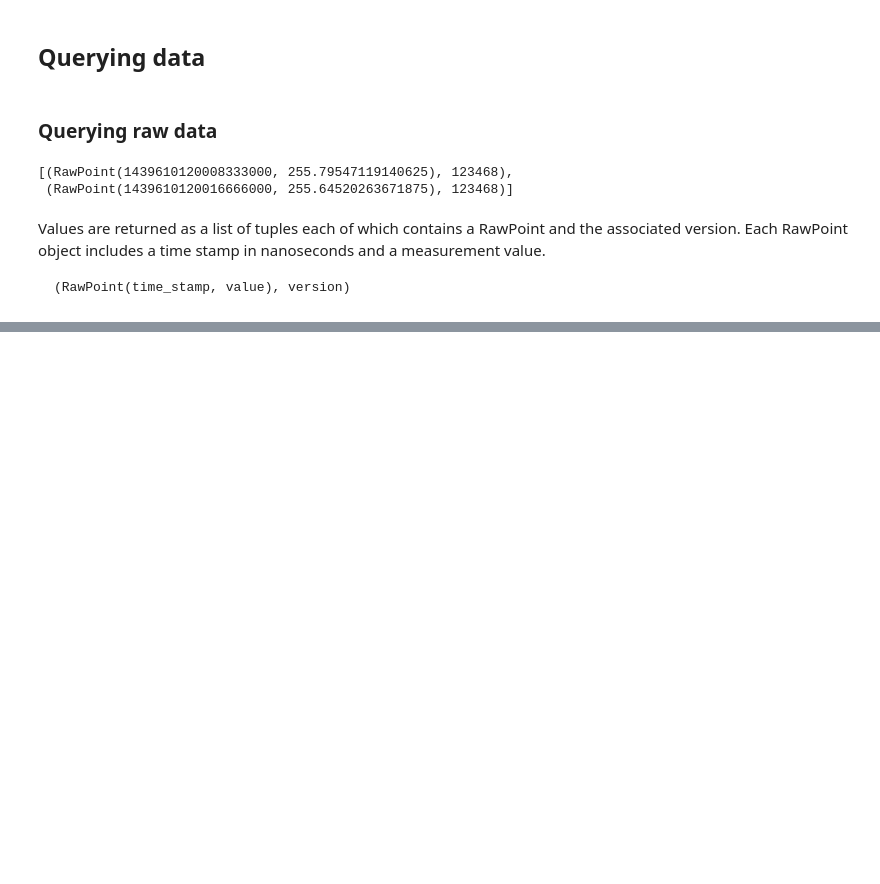
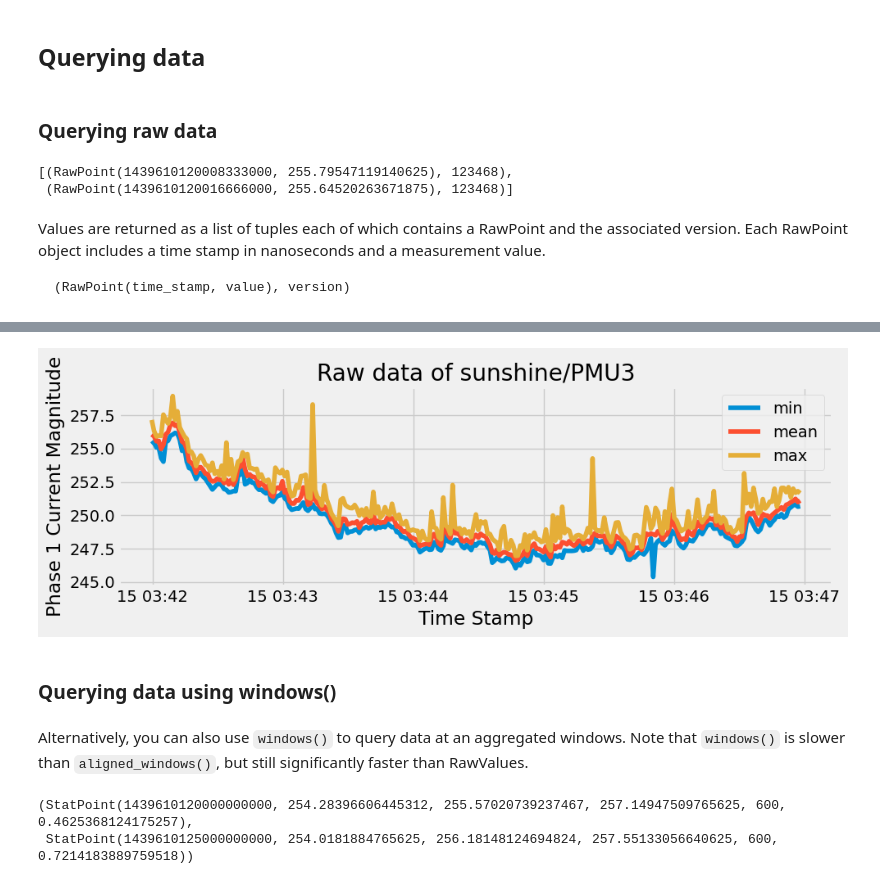
Before and after one commit to PingThingsIO/ni4ai-notebooks, a Jupyter notebook: analytics/Exploring Sunshine Data.ipynb, the cells around one changed output, grey strips where cells are left out. Cells and saved outputs as stored; diff of their text form; code cells hidden in the pictures; blank space fills up the shorter version.

```diff
--- a/analytics/Exploring Sunshine Data.ipynb
+++ b/analytics/Exploring Sunshine Data.ipynb
@@ -97,0 +117,7 @@ plt.show()
+# %%
+sps_time, sps_min, sps_mean, sps_max, sps_count, sps_stddev = zip(*statpoints)
+df = pd.DataFrame(zip(sps_min, sps_mean, sps_max),
+                  columns=['min', 'mean', 'max'],
+                  index=sps_time)
+df.index = pd.to_datetime(df.index)
+df.head()
@@ -97,0 +131,21 @@ plt.show()
+# %%
+# Graph time series measurements
+plt.figure(figsize=(10,3))
+plt.plot(df)
+plt.legend(['min', 'mean', 'max'])
+plt.xlabel('Time Stamp')
+plt.ylabel('Phase 1 Current Magnitude')
+plt.title(f'Raw data of {s.collection}')
+plt.show()
+# %% [output]
+[figure, added]
+# %% [markdown]
+### Querying data using windows()
+# %% [markdown]
+Alternatively, you can also use `windows()` to query data at an aggregated windows. Note that `windows()` is slower than `aligned_windows()`, but still significantly faster than RawValues.
+# %%
+statpoints, _ = zip(*s.windows(start, end, width=ns_delta(seconds=5)))
+statpoints[:2]
+# %% [output]
+(StatPoint(1439610120000000000, 254.28396606445312, 255.57020739237467, 257.14947509765625, 600, 0.4625368124175257),
+ StatPoint(1439610125000000000, 254.0181884765625, 256.18148124694824, 257.55133056640625, 600, 0.7214183889759518))
```
Also changed, not shown: parts of 10 cells of this notebook, 1 other file.
